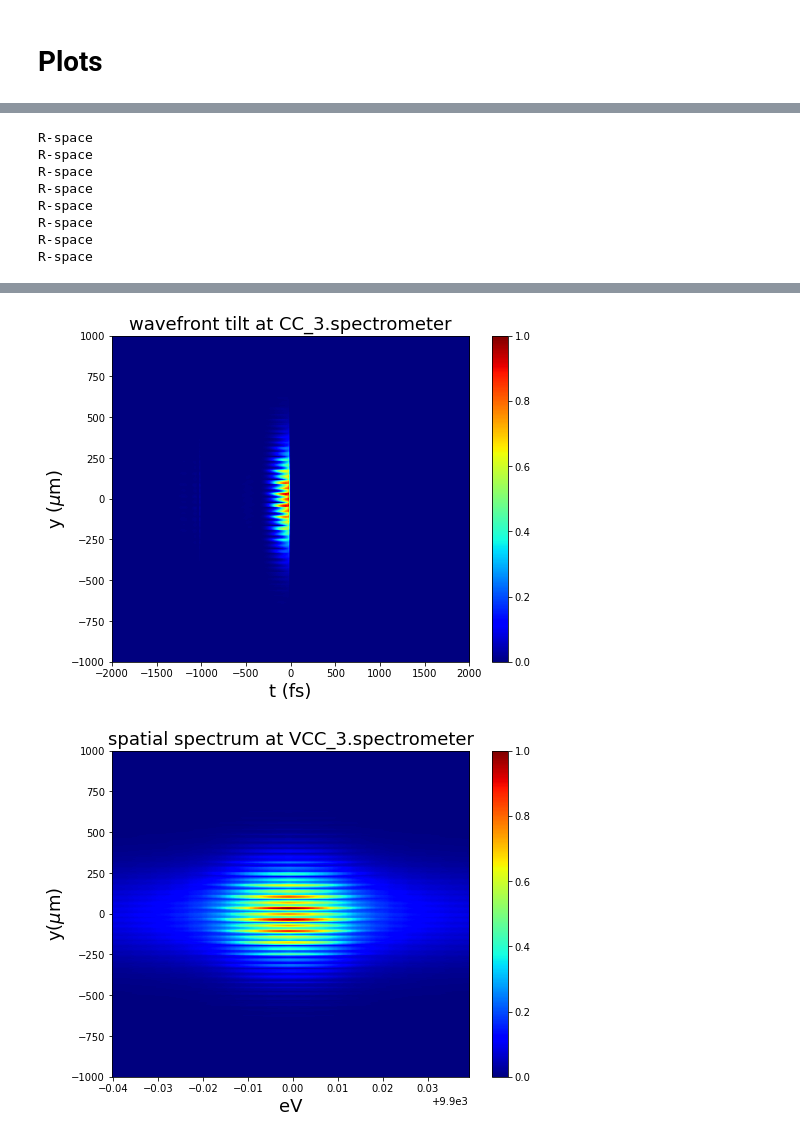
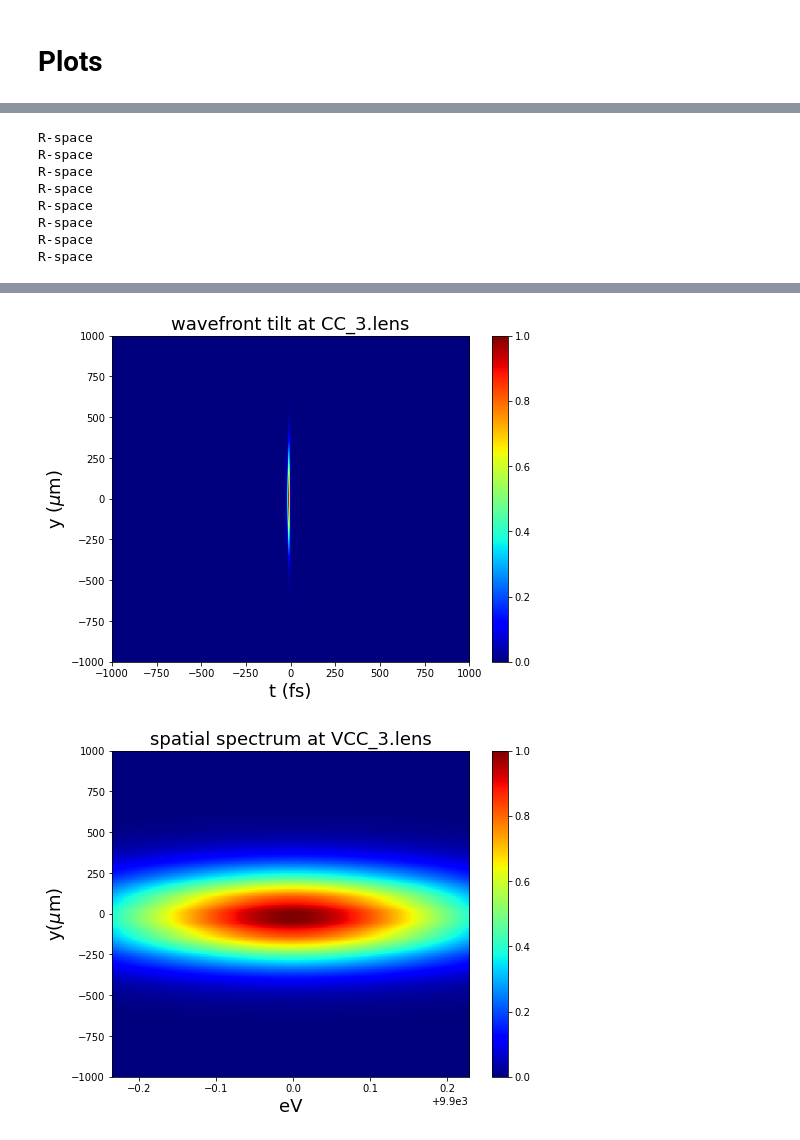
Before and after one commit to nanw0321/Fringe_crossing_interference_pattern, a Jupyter notebook: Ver_WPG_ray_tracing.ipynb, the cells around one changed output, grey strips where cells are left out. Cells and saved outputs as stored; diff of their text form; code cells hidden in the pictures.

```diff
--- a/Ver_WPG_ray_tracing.ipynb
+++ b/Ver_WPG_ray_tracing.ipynb
@@ -49,6 +49,8 @@ Temp_Crystal = SRWLOptCryst(d_sp,psi0r,psi0i,psi_hr,psi_hi,psi_hbr,psi_hbi,tc,an
 ekev = 9.9                  # photon energy [kev]
 pulse_duration = 3e-15    # pulse duration (rms) [s]
 trange = 2000e-15
+fov_x = 2000
+fov_y = 2000
 # %%
 ''' directories '''
 # output data directory
@@ -124,11 +126,14 @@ ppC5 =           [ 0,  0, 1.0,  0,  0, 1.0, 1.0, 1.0, 1.0,  0,  0,   0]
 ppD_C5_Im =      [ 0,  0, 1.0,  0,  0, 1.0, 1.0, 1.0, 1.0,  0,  0,   0]
 
 ''' beamline '''
-name2_VCC = 'VCC_3.spectrometer'
-name2_CC = 'CC_3.spectrometer'
+name2_VCC = 'VCC_3.lens'
+name2_CC = 'CC_3.lens'
+name3_VCC = 'VCC_4.C5'
+name3_CC = 'CC_4.C5'
 
-BL_Spectrometer = SRWLOptC([OE, D_OE_C5, C5, D_C5_Im],
-               [ppOE, ppD_OE_C5, ppC5, ppD_C5_Im])
+BL_Lens = SRWLOptC([OE, D_OE_C5], [ppOE, ppD_OE_C5])
+
+BL_C5 = SRWLOptC([C5, D_C5_Im], [ppC5, ppD_C5_Im])
 
 print('done')
 # %% [output]
@@ -144,14 +149,18 @@ fname_CC1 = dirname_mono + 'wf_{}.h5'.format(name1_CC)
 startTime = time.time(); tstamp = time.time()
 print('\n\n*** through VCC, t = {}s'.format(round(time.time()-startTime,2)))
 fname_VCC2 = dirname_spectrometer + 'wf_{}.h5'.format(name2_VCC)
-mwf_VCC2 = propagate_wavefront(fname_VCC1, BL_Spectrometer, fname_VCC2)
+mwf_VCC2 = propagate_wavefront(fname_VCC1, BL_Lens, fname_VCC2)
+fname_VCC3 = dirname_spectrometer + 'wf_{}.h5'.format(name3_VCC)
+mwf_VCC3 = propagate_wavefront(fname_VCC2, BL_C5, fname_VCC3)
 print('propagation lasted: {} min'.format(round((time.time() - startTime) / 6.) / 10.))
 
 # branch 2 (CC)
 startTime = time.time(); tstamp = time.time()
 print('\n\n*** through CC, t = {}s'.format(round(time.time()-startTime,2)))
 fname_CC2 = dirname_spectrometer + 'wf_{}.h5'.format(name2_CC)
-mwf_CC2 = propagate_wavefront(fname_CC1, BL_Spectrometer, fname_CC2)
+mwf_CC2 = propagate_wavefront(fname_CC1, BL_Lens, fname_CC2)
+fname_CC3 = dirname_spectrometer + 'wf_{}.h5'.format(name3_CC)
+mwf_CC3 = propagate_wavefront(fname_CC2, BL_C5, fname_CC3)
 print('propagation lasted: {} min'.format(round((time.time() - startTime) / 6.) / 10.))
 # %% [output]
 *** through VCC, t = 0.0s
@@ -188,13 +197,17 @@ plt.savefig(dirname_spectrometer+'spectrum_all.png',transparent=True)
 # %%
-''' tilt and spectrum '''
+# temporal and spectral structure
 if_log = 0
-fov_y = 2000      # um
+fov_y = fov_y
 fov_t = trange*1e15    # fs
 eStart = axis_CC[aw_CC.min()]
 eFin = axis_CC[aw_CC.max()]
 for dim in ['x','y']:
-    if dim == 'y': ori = 'V'
-    else: ori = 'H'
+    if dim == 'y':
+        ori = 'V'
+        fov_y = fov_y
+    else:
+        ori = 'H'
+        fov_y = fov_x
 
     plt.figure(figsize=(8,6))
     plot_tilt_from_wf(mwf_VCC2,label=name2_VCC,if_log=if_log, ori=ori)
@@ -232,2 +245,2 @@ R-space
-[figure, old version]
+[figure, new version]
-[figure, old version]
+[figure, new version]
```
Also changed, not shown: parts of 9 cells of this notebook, 48 other files.
